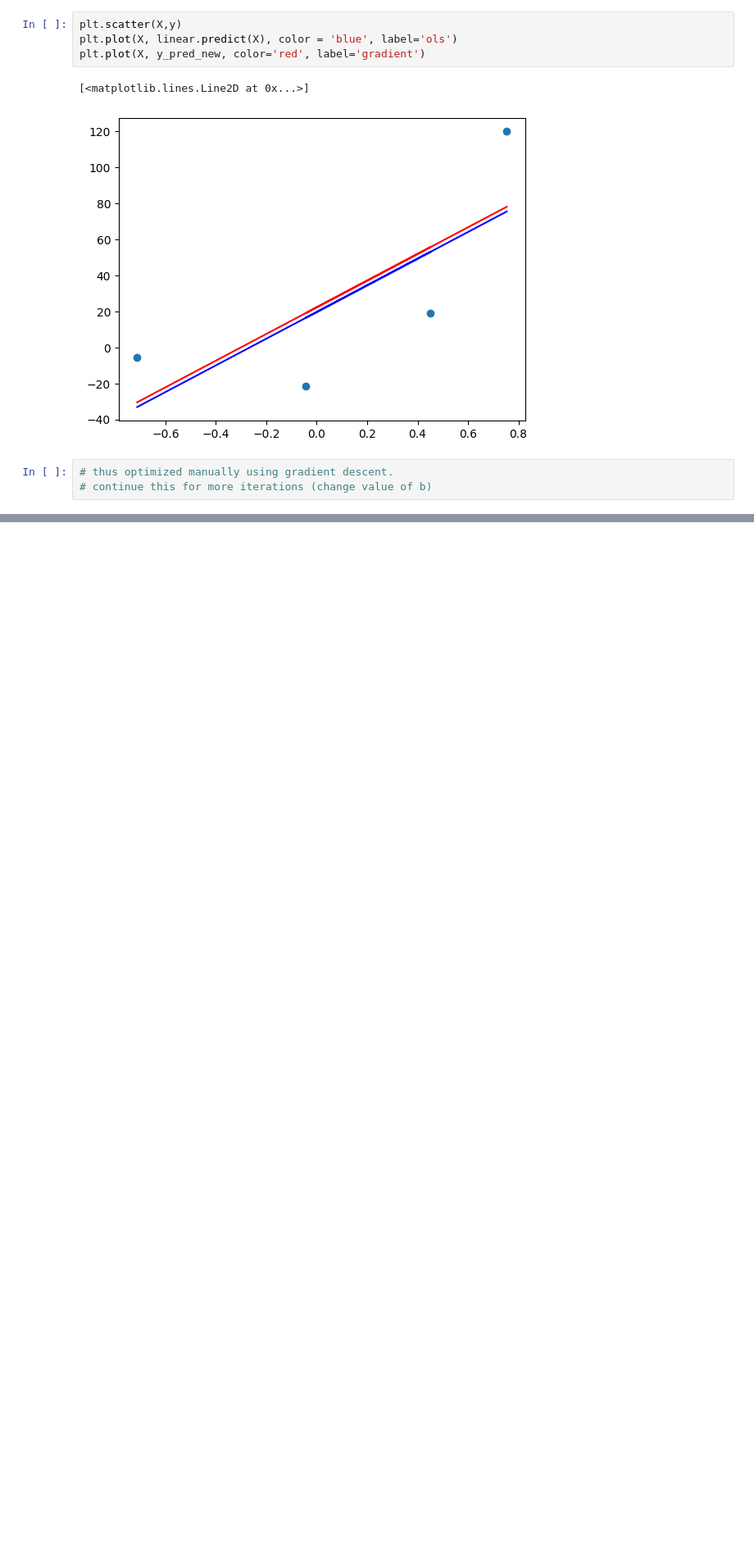
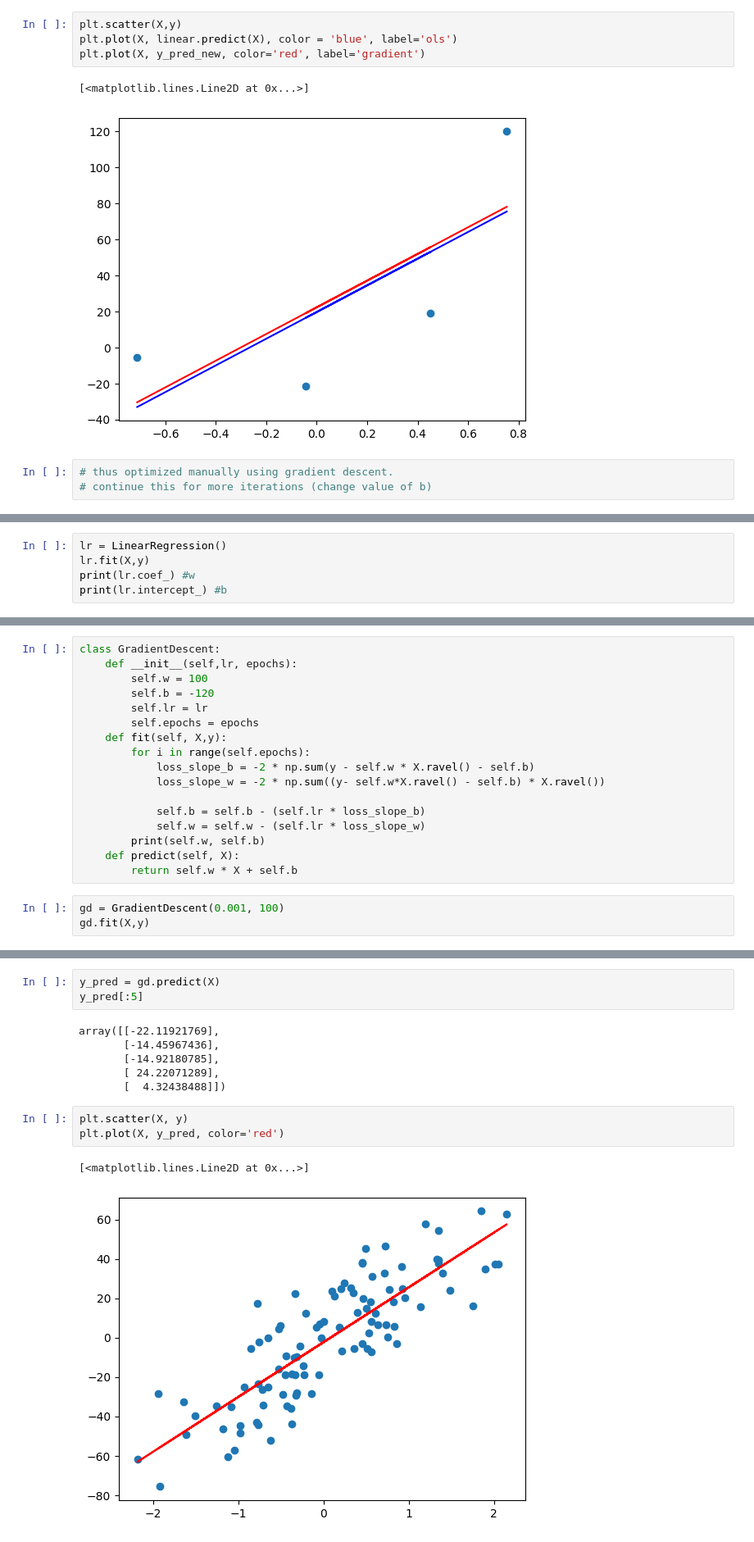
Before and after one commit to devyAI/machine_learning_core, a Jupyter notebook: gradient_descent.ipynb, the cells around one changed output, grey strips where cells are left out. Shown at 82% size. Drawn from its saved outputs; the diff is of its cells as text; blank space fills up the shorter version.

```diff
--- a/gradient_descent.ipynb
+++ b/gradient_descent.ipynb
@@ -76,0 +93,5 @@ plt.plot(X, y_pred_new, color='red', label='gradient')
+# %%
+lr = LinearRegression()
+lr.fit(X,y)
+print(lr.coef_) #w
+print(lr.intercept_) #b
@@ -76,0 +101,20 @@ plt.plot(X, y_pred_new, color='red', label='gradient')
+# %%
+class GradientDescent:
+    def __init__(self,lr, epochs):
+        self.w = 100
+        self.b = -120
+        self.lr = lr
+        self.epochs = epochs
+    def fit(self, X,y):
+        for i in range(self.epochs):
+            loss_slope_b = -2 * np.sum(y - self.w * X.ravel() - self.b)
+            loss_slope_w = -2 * np.sum((y- self.w*X.ravel() - self.b) * X.ravel())
+
+            self.b = self.b - (self.lr * loss_slope_b)
+            self.w = self.w - (self.lr * loss_slope_w)
+        print(self.w, self.b)
+    def predict(self, X):
+        return self.w * X + self.b
+# %%
+gd = GradientDescent(0.001, 100)
+gd.fit(X,y)
@@ -76,0 +123,15 @@ plt.plot(X, y_pred_new, color='red', label='gradient')
+# %%
+y_pred = gd.predict(X)
+y_pred[:5]
+# %% [output]
+array([[-22.11921769],
+       [-14.45967436],
+       [-14.92180785],
+       [ 24.22071289],
+       [  4.32438488]])
+# %%
+plt.scatter(X, y)
+plt.plot(X, y_pred, color='red')
+# %% [output]
+[<matplotlib.lines.Line2D at 0x...>]
+[figure, added]
```
Also changed, not shown: parts of 5 cells of this notebook.
